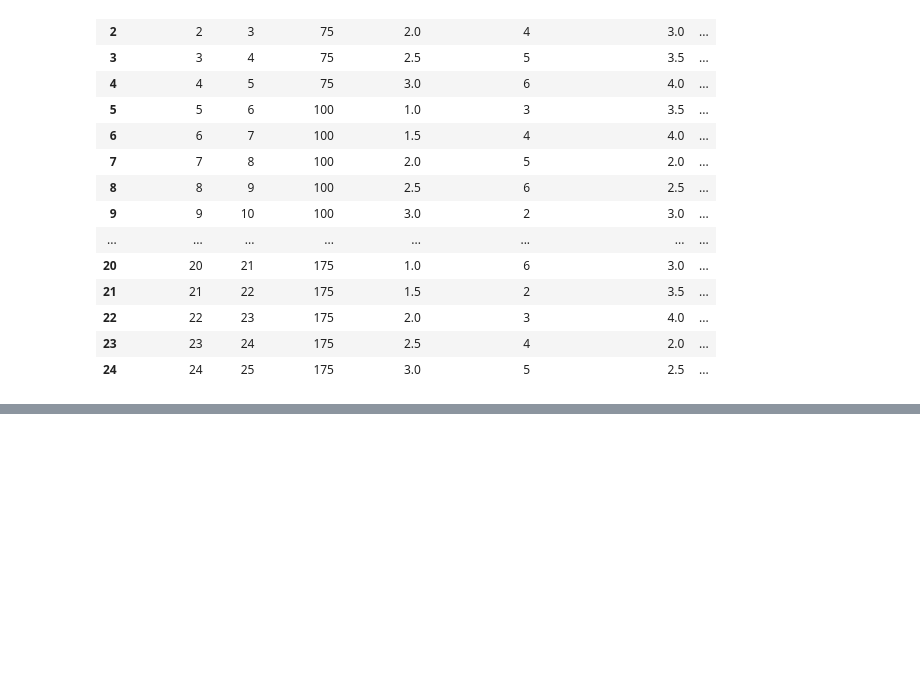
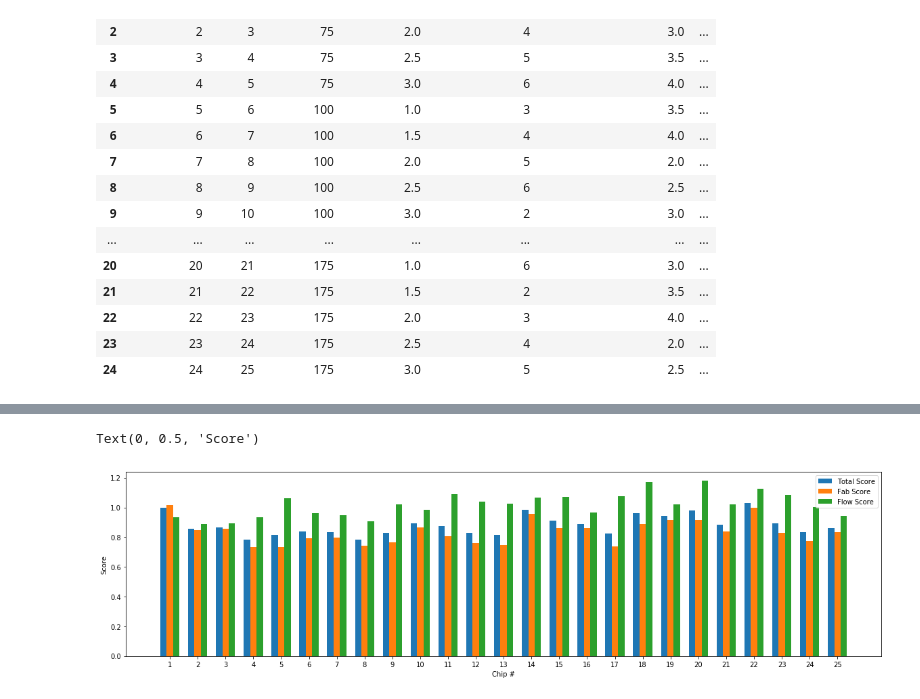
Before and after one commit to CIDARLAB/DAFD, a Jupyter notebook: robust_analysis.ipynb, the cells around one changed output, grey strips where cells are left out. Saved outputs shown, nothing was run; the diff lists cells and outputs as text; code cells hidden in the pictures; blank space fills up the shorter version.

```diff
--- a/robust_analysis.ipynb
+++ b/robust_analysis.ipynb
@@ -65,0 +68,19 @@ plt.show()
+# %%
+robustness_total = results.loc[:,"score"]
+robustness_fab = results_fab.loc[:,"score"]
+robustness_flow = results_flow.loc[:,"score"]
+
+x = np.arange(25) + 1
+width = 0.23
+fig, ax = plt.subplots(figsize=[20,5])
+rects1 = ax.bar(x - width, robustness_total, width, label="Total Score")
+rects2 = ax.bar(x, robustness_fab, width, label='Fab Score')
+rects3 = ax.bar(x + width, robustness_flow, width, label='Flow Score')
+ax.legend(["Total Score", "Fab Score", "Flow Score"])
+
+ax.set_xticks(x)
+ax.set_xlabel("Chip #")
+ax.set_ylabel("Score")
+# %% [output]
+Text(0, 0.5, 'Score')
+[figure, added]
```
Also changed, not shown: parts of 5 cells of this notebook, 3 other files.
